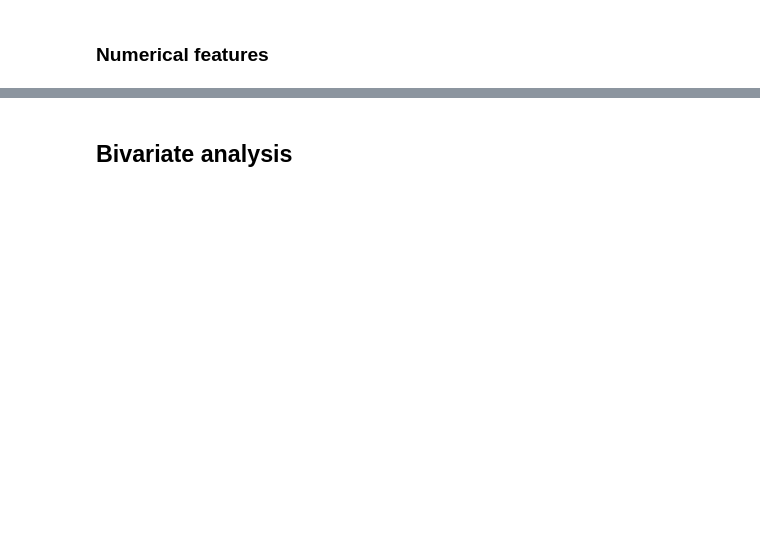
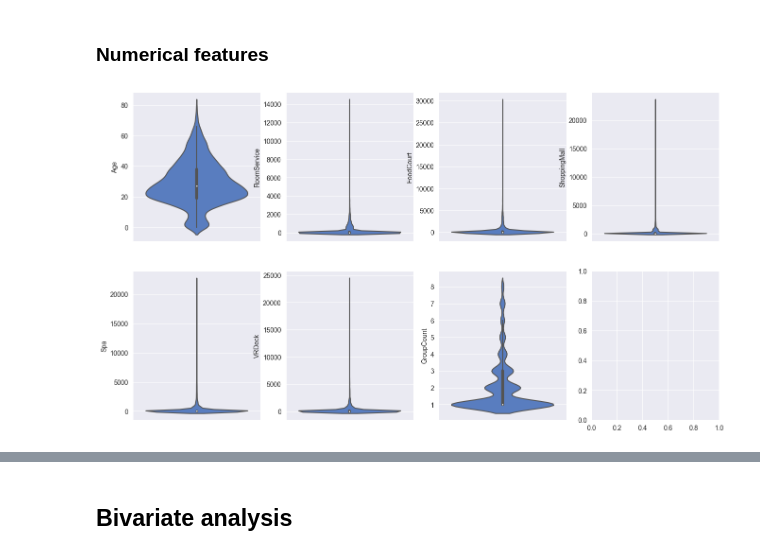
Before and after one commit to apiraccini/spaceship_titanic, a Jupyter notebook: notebooks/2_eda.ipynb, the cells around one changed output, grey strips where cells are left out. Drawn from its saved outputs; the diff is of its cells as text; code cells hidden in the pictures; blank space fills up the shorter version.

```diff
--- a/notebooks/2_eda.ipynb
+++ b/notebooks/2_eda.ipynb
@@ -58,7 +66,7 @@ print(f'Shapes:\n\ttrain: {train.shape}\n\ttest: {test.shape}')
 # %%
 os.makedirs('../figures', exist_ok=True)
 sns.set_style("darkgrid")
-sns.set_palette('Dark2')
+sns.set_palette('muted')
 # %% [markdown]
 ## Response marginal analysis
 # %%
@@ -77,11 +89,13 @@ plt.savefig('../figures/categorical_marginal.png')
 # %% [markdown]
 ### Numerical features
 # %%
-# boxplot of numerical features
+# violinplot of numerical features
 fig, axs = plt.subplots(2, 4, figsize = (16, 9))
 for ax, c in zip(axs.flatten(), numerical):
-    sns.boxplot(y=c, data=train, ax=ax)
+    sns.violinplot(y=c, data=train, ax=ax)
 plt.savefig('../figures/numerical_marginal.png')
+# %% [output]
+[figure, added]
 # %%
 # numerical features
 toplot = pd.concat([train[FEATURES], train[TARGET]], axis=1)
```
Also changed, not shown: parts of 9 cells of this notebook, 15 other files.
